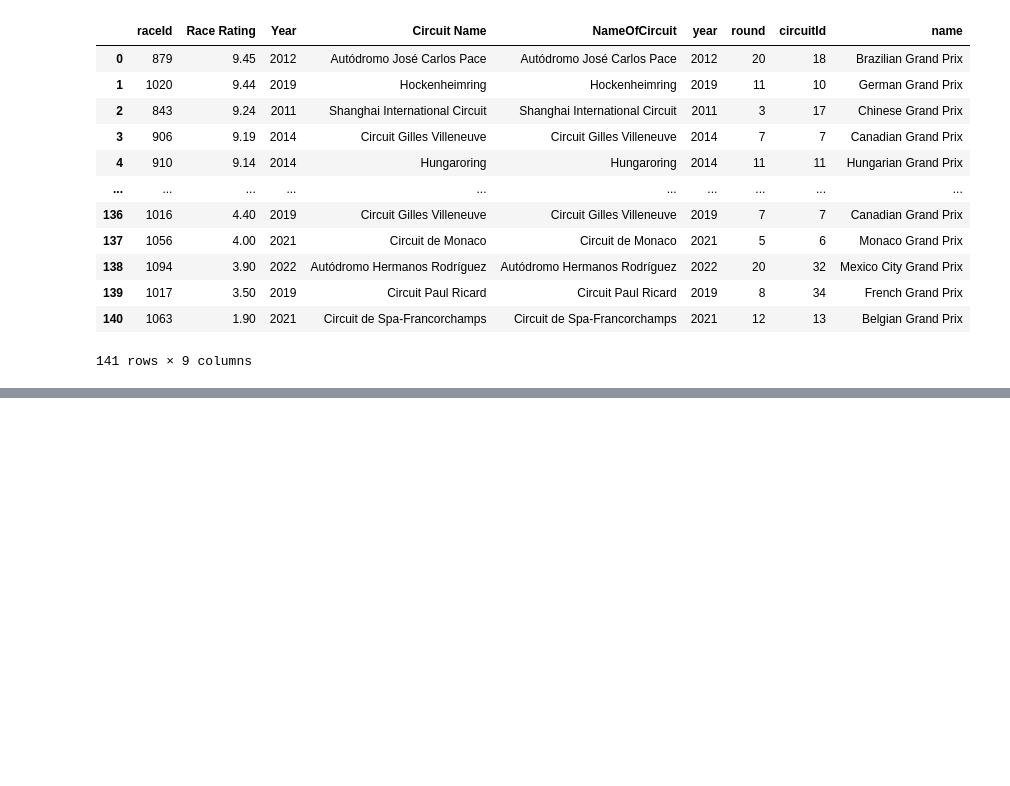
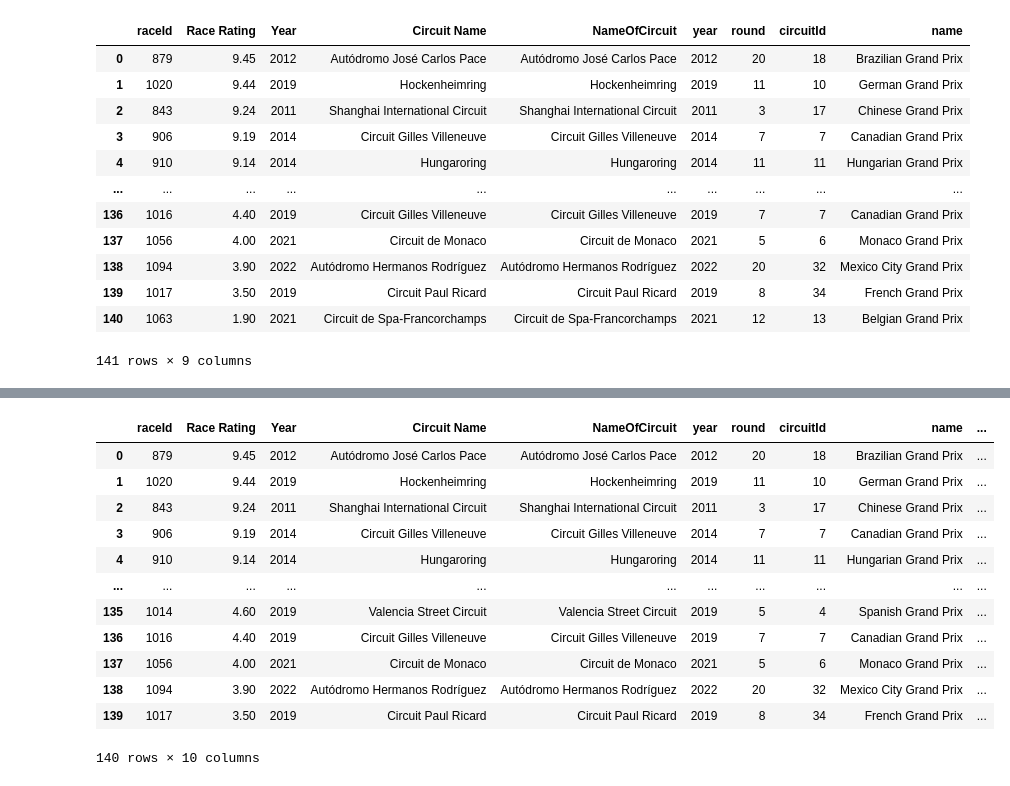
Before and after one commit to jasonhsu8/Formula-1-Project, a Jupyter notebook: JJ Notebooks/start.ipynb, the cells around one changed output, grey strips where cells are left out. Cells and saved outputs as stored; diff of their text form; code cells hidden in the pictures; blank space fills up the shorter version.

```diff
--- a/JJ Notebooks/start.ipynb
+++ b/JJ Notebooks/start.ipynb
@@ -431,0 +450,21 @@ race_stats_ratings
+# %%
+# Going to remove record 140
+# Anomolous reasult due to no DNFs as race did not occur
+# Rating was affected because of lack of a race not due to DNFs
+
+race_stats_ratings_no_spa_2021 = race_stats_ratings[:-1] # drop last row
+race_stats_ratings_no_spa_2021
+# %% [output]
+|  | raceId | Race Rating | Year | Circuit Name | NameOfCircuit | year | round | circuitId | name | ... |
+| 0 | 879 | 9.45 | 2012 | Autódromo José Carlos Pace | Autódromo José Carlos Pace | 2012 | 20 | 18 | Brazilian Grand Prix | ... |
+| 1 | 1020 | 9.44 | 2019 | Hockenheimring | Hockenheimring | 2019 | 11 | 10 | German Grand Prix | ... |
+| 2 | 843 | 9.24 | 2011 | Shanghai International Circuit | Shanghai International Circuit | 2011 | 3 | 17 | Chinese Grand Prix | ... |
+| 3 | 906 | 9.19 | 2014 | Circuit Gilles Villeneuve | Circuit Gilles Villeneuve | 2014 | 7 | 7 | Canadian Grand Prix | ... |
+| 4 | 910 | 9.14 | 2014 | Hungaroring | Hungaroring | 2014 | 11 | 11 | Hungarian Grand Prix | ... |
+| ... | ... | ... | ... | ... | ... | ... | ... | ... | ... | ... |
+| 135 | 1014 | 4.60 | 2019 | Valencia Street Circuit | Valencia Street Circuit | 2019 | 5 | 4 | Spanish Grand Prix | ... |
+| 136 | 1016 | 4.40 | 2019 | Circuit Gilles Villeneuve | Circuit Gilles Villeneuve | 2019 | 7 | 7 | Canadian Grand Prix | ... |
+| 137 | 1056 | 4.00 | 2021 | Circuit de Monaco | Circuit de Monaco | 2021 | 5 | 6 | Monaco Grand Prix | ... |
+| 138 | 1094 | 3.90 | 2022 | Autódromo Hermanos Rodríguez | Autódromo Hermanos Rodríguez | 2022 | 20 | 32 | Mexico City Grand Prix | ... |
+| 139 | 1017 | 3.50 | 2019 | Circuit Paul Ricard | Circuit Paul Ricard | 2019 | 8 | 34 | French Grand Prix | ... |
+140 rows × 10 columns
```
Also changed, not shown: parts of 3 cells of this notebook.
